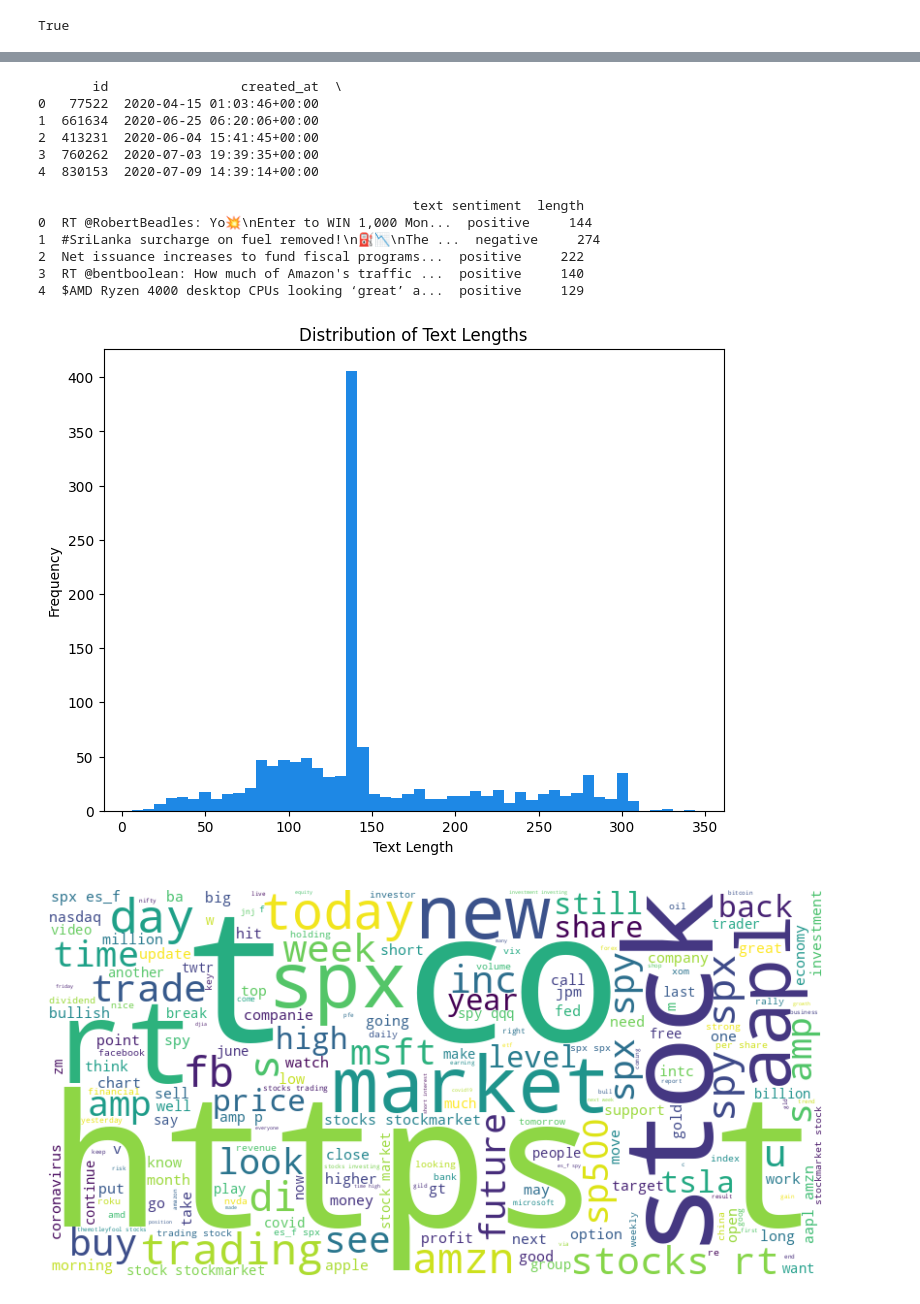
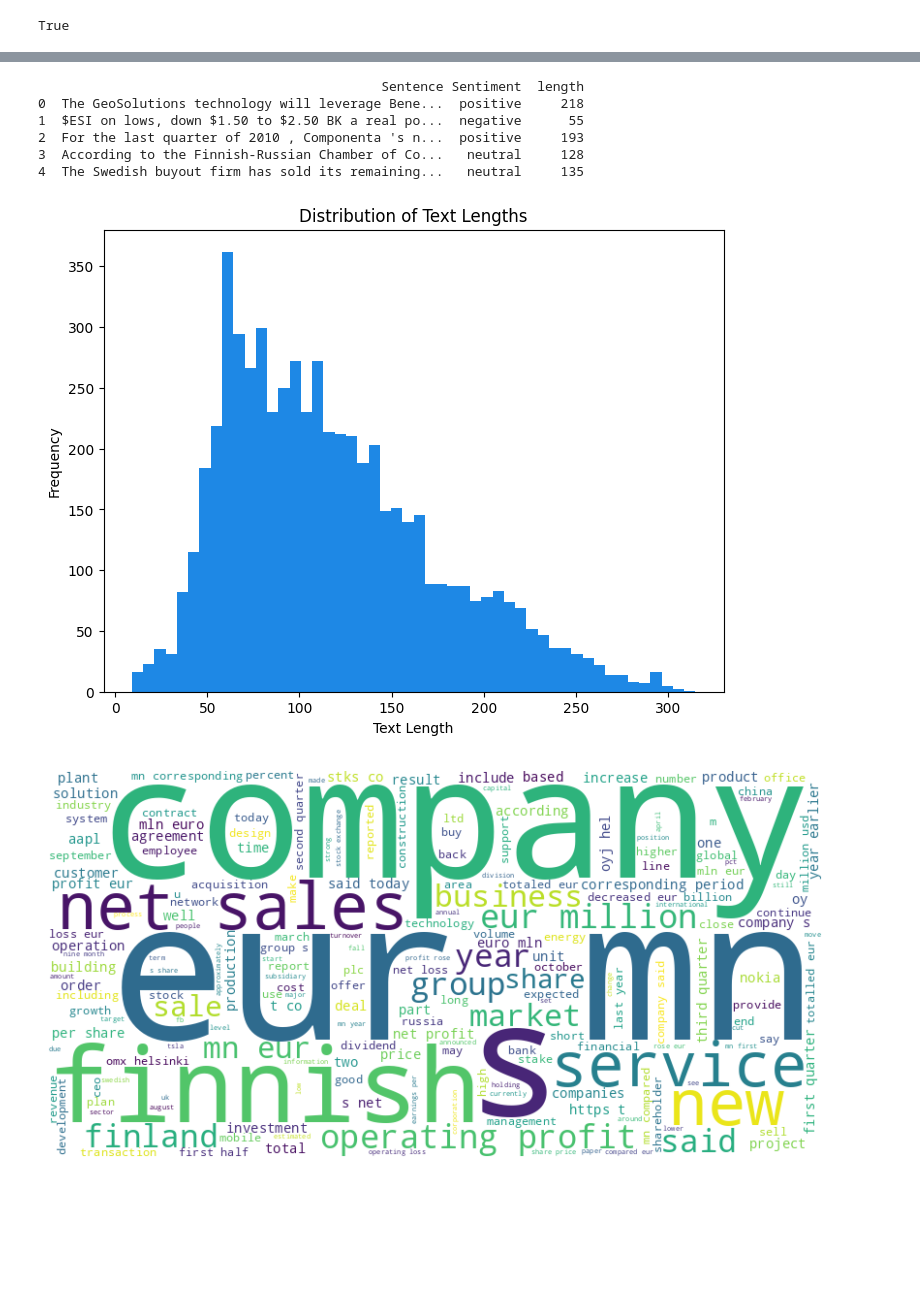
Before and after one commit to anismabaziz/stock-mood, a Jupyter notebook: backend/model/eda.ipynb, the cells around one changed output, grey strips where cells are left out. Cells and saved outputs as stored; diff of their text form; code cells hidden in the pictures; blank space fills up the shorter version.

```diff
--- a/backend/model/eda.ipynb
+++ b/backend/model/eda.ipynb
@@ -13,6 +13,6 @@ nltk.download('stopwords')
 True
 # %%
 # checking first 5 rows to understand dataset
-df = pd.read_csv("./data/tweets_labelled.csv", delimiter=";")
+df = pd.read_csv("./data/news.csv")
 print(df.head())
 # %% [output]
@@ -100,47 +85,40 @@ plt.show()
 # %%
 # text data exploration
 # adding another column for text length
-df_drop_na["length"] = df_drop_na["text"].apply(len)
-print(df_drop_na.head())
+df2["length"] = df2["Sentence"].apply(len)
+print(df2.head())
 # %% [output]
-       id                 created_at  \
-0   77522  2020-04-15 01:03:46+00:00
-1  661634  2020-06-25 06:20:06+00:00
-2  413231  2020-06-04 15:41:45+00:00
-3  760262  2020-07-03 19:39:35+00:00
-4  830153  2020-07-09 14:39:14+00:00
-
-                                                text sentiment  length
-0  RT @RobertBeadles: Yo💥\nEnter to WIN 1,000 Mon...  positive     144
-1  #SriLanka surcharge on fuel removed!\n⛽📉\nThe ...  negative     274
-2  Net issuance increases to fund fiscal programs...  positive     222
-3  RT @bentboolean: How much of Amazon's traffic ...  positive     140
-4  $AMD Ryzen 4000 desktop CPUs looking ‘great’ a...  positive     129
+                                            Sentence Sentiment  length
+0  The GeoSolutions technology will leverage Bene...  positive     218
+1  $ESI on lows, down $1.50 to $2.50 BK a real po...  negative      55
+2  For the last quarter of 2010 , Componenta 's n...  positive     193
+3  According to the Finnish-Russian Chamber of Co...   neutral     128
+4  The Swedish buyout firm has sold its remaining...   neutral     135
 # %%
 # Visualize text length distribution
 plt.figure(figsize=(8, 6))
-plt.hist(df_drop_na["length"], bins=50, color='#1E88E5')
+plt.hist(df2["length"], bins=50, color='#1E88E5')
 plt.title('Distribution of Text Lengths')
 plt.xlabel('Text Length')
 plt.ylabel('Frequency')
 plt.show()
 # %% [output]
-[figure, old version]
+[figure, new version]
 # %%
 # checking most common words
 
 # Remove stopwords
 stop_words = set(stopwords.words('english'))
-words = ' '.join(df['text']).lower().split()
+words = ' '.join(df['Sentence']).lower().split()
 filtered_words = [word for word in words if word not in stop_words]
 
 wordcloud = WordCloud(width=800, height=400, background_color='white').generate(' '.join(filtered_words))
 
 plt.figure(figsize=(10, 6))
 plt.imshow(wordcloud, interpolation='bilinear')
 plt.axis('off')
 plt.show()
 # %% [output]
-[figure, old version]
+[figure, new version]
 # %%
 # checking for duplicates
```
Also changed, not shown: parts of 7 cells of this notebook, 4 other files.
